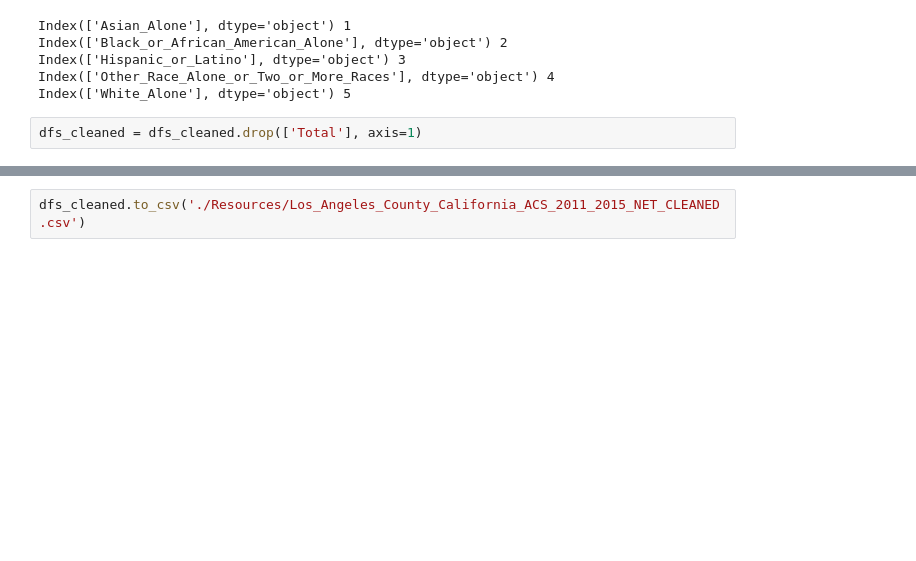
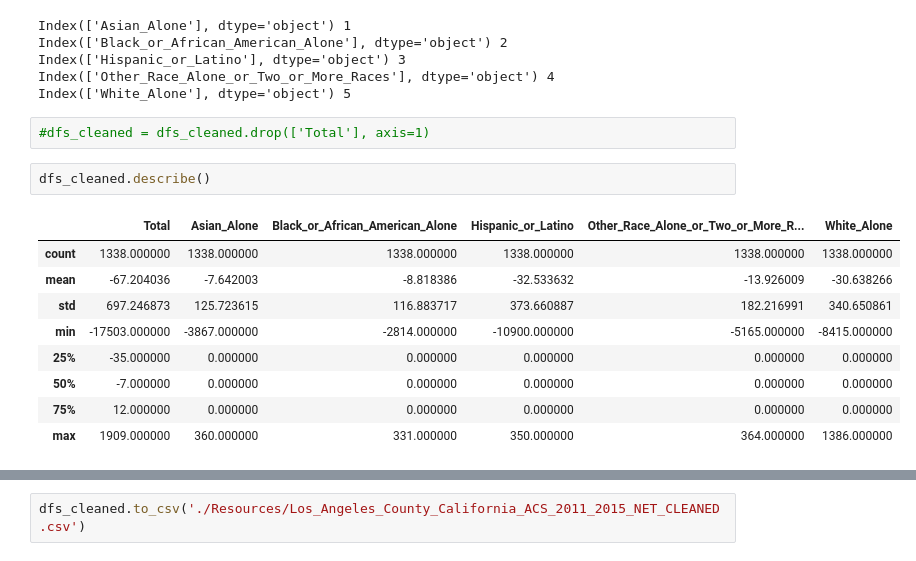
Before and after one commit to syw1016/project2, a Jupyter notebook: migration_la_county_data.ipynb, the cells around one changed output, grey strips where cells are left out. Cells and saved outputs as stored; diff of their text form; blank space fills up the shorter version.

```diff
--- a/migration_la_county_data.ipynb
+++ b/migration_la_county_data.ipynb
@@ -32,7 +32,19 @@ Index(['Hispanic_or_Latino'], dtype='object') 3
 Index(['Other_Race_Alone_or_Two_or_More_Races'], dtype='object') 4
 Index(['White_Alone'], dtype='object') 5
 # %%
-dfs_cleaned = dfs_cleaned.drop(['Total'], axis=1)
+#dfs_cleaned = dfs_cleaned.drop(['Total'], axis=1)
+# %%
+dfs_cleaned.describe()
+# %% [output]
+|  | Total | Asian_Alone | Black_or_African_American_Alone | Hispanic_or_Latino | Other_Race_Alone_or_Two_or_More_R... | White_Alone |
+| count | 1338.000000 | 1338.000000 | 1338.000000 | 1338.000000 | 1338.000000 | 1338.000000 |
+| mean | -67.204036 | -7.642003 | -8.818386 | -32.533632 | -13.926009 | -30.638266 |
+| std | 697.246873 | 125.723615 | 116.883717 | 373.660887 | 182.216991 | 340.650861 |
+| min | -17503.000000 | -3867.000000 | -2814.000000 | -10900.000000 | -5165.000000 | -8415.000000 |
+| 25% | -35.000000 | 0.000000 | 0.000000 | 0.000000 | 0.000000 | 0.000000 |
+| 50% | -7.000000 | 0.000000 | 0.000000 | 0.000000 | 0.000000 | 0.000000 |
+| 75% | 12.000000 | 0.000000 | 0.000000 | 0.000000 | 0.000000 | 0.000000 |
+| max | 1909.000000 | 360.000000 | 331.000000 | 350.000000 | 364.000000 | 1386.000000 |
 # %%
 dfs_cleaned.head(30)
 # %% [output]
```
Also changed, not shown: parts of 8 cells of this notebook, 10 other files.
